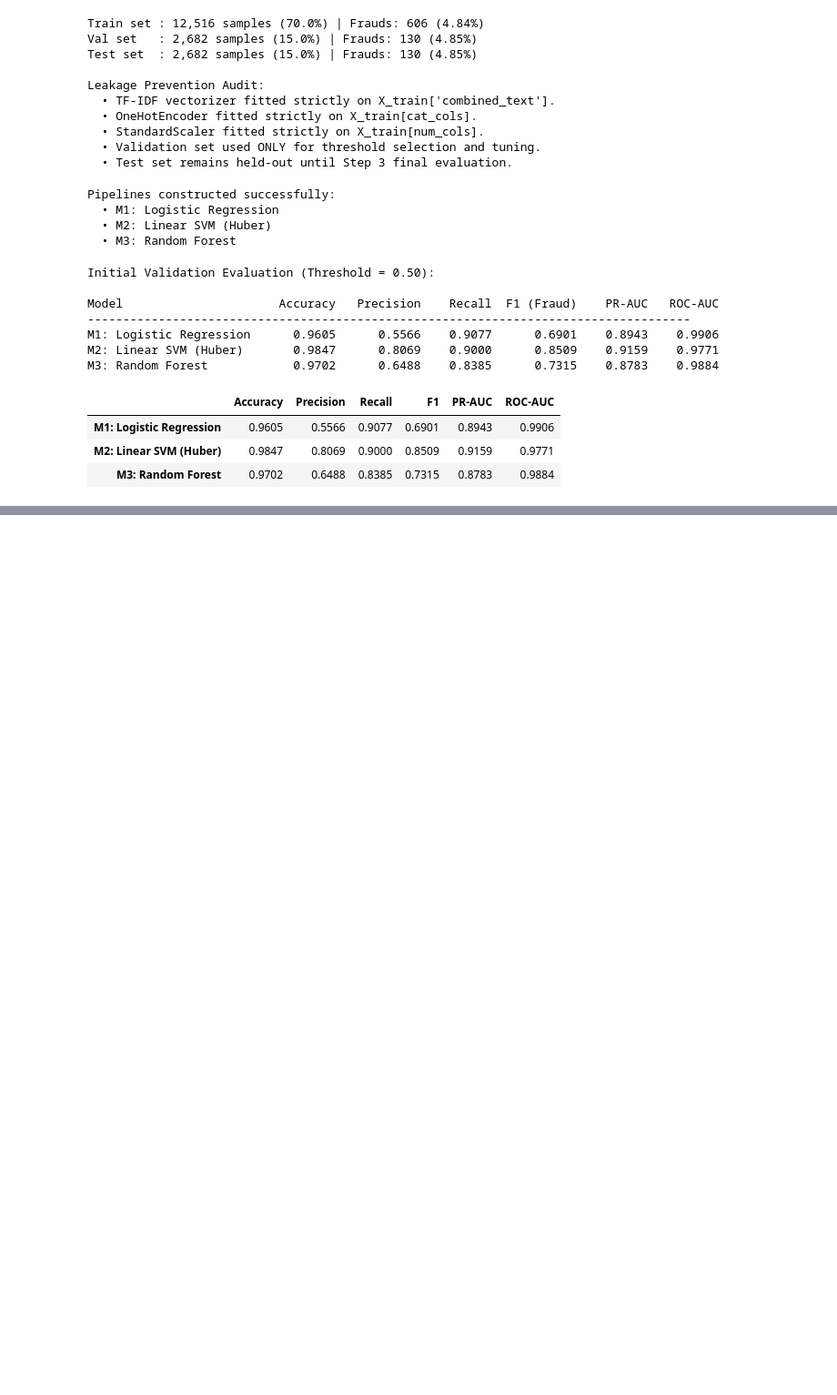
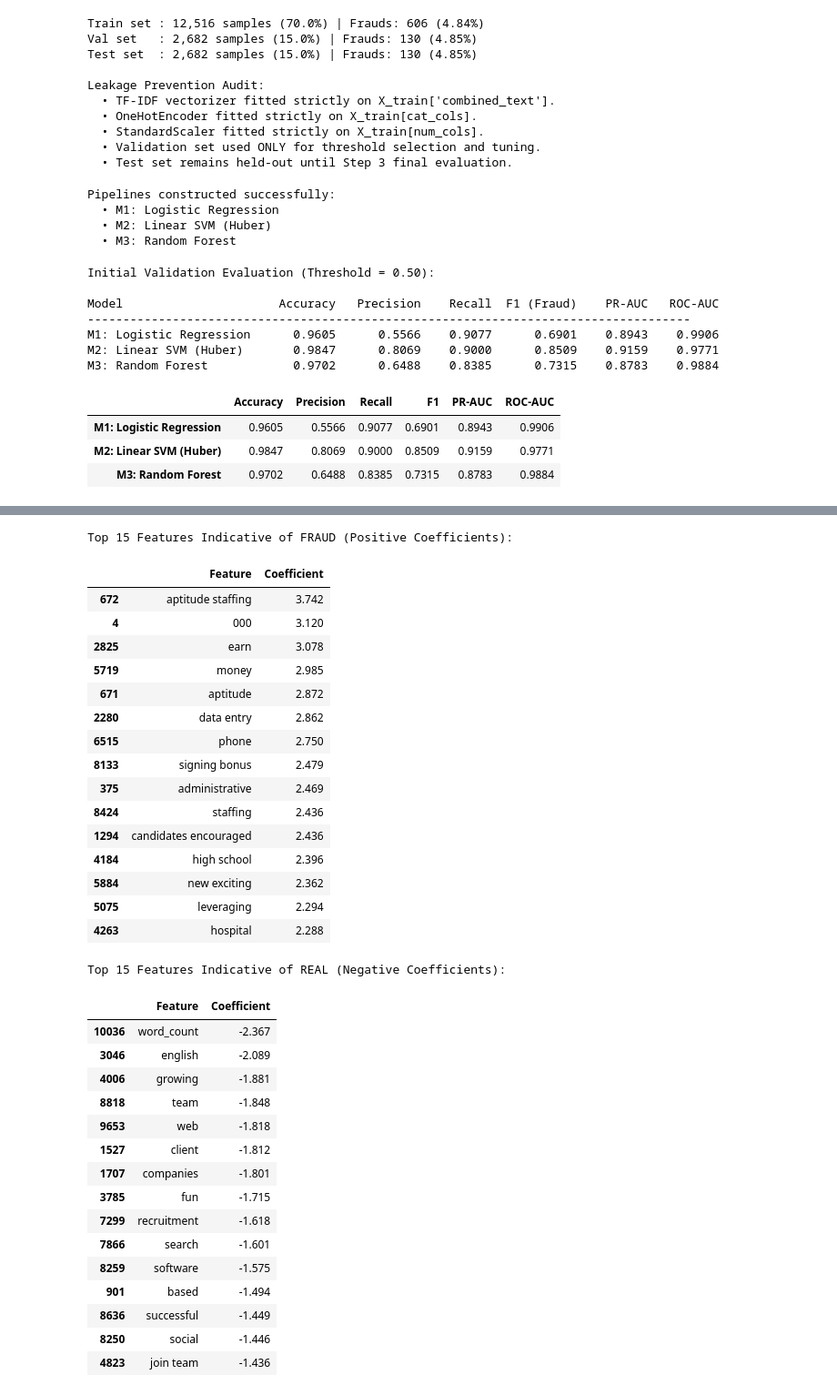
Before and after one commit to iman758/Introduction-to-AI-, a Jupyter notebook: B1_Fake_Job_Postings/B1_notebook.ipynb, the cells around one changed output, grey strips where cells are left out. Shown at 91% size. Cells and saved outputs as stored; diff of their text form; code cells hidden in the pictures; blank space fills up the shorter version.

```diff
--- a/B1_Fake_Job_Postings/B1_notebook.ipynb
+++ b/B1_Fake_Job_Postings/B1_notebook.ipynb
@@ -508,0 +761,55 @@ M3: Random Forest            0.9702      0.6488    0.8385      0.7315    0.8783
+# %%
+# Cell 16 — Interpretability: Top Words & Features Indicative of Fraud
+best_clf = PIPELINES_B1["M1: Logistic Regression"].named_steps["clf"]
+prep_step = PIPELINES_B1["M1: Logistic Regression"].named_steps["prep"]
+
+# Retrieve feature names from ColumnTransformer
+text_feat_names = prep_step.named_transformers_["text"].get_feature_names_out().tolist()
+cat_feat_names  = prep_step.named_transformers_["cat"].get_feature_names_out().tolist()
+all_feat_names  = text_feat_names + cat_feat_names + binary_cols + num_cols
+
+coefs = best_clf.coef_[0]
+feat_coef_df = pd.DataFrame({"Feature": all_feat_names, "Coefficient": coefs})
+
+print("Top 15 Features Indicative of FRAUD (Positive Coefficients):")
+top_fraud = feat_coef_df.sort_values("Coefficient", ascending=False).head(15)
+display(top_fraud.round(3))
+
+print("\nTop 15 Features Indicative of REAL (Negative Coefficients):")
+top_real = feat_coef_df.sort_values("Coefficient", ascending=True).head(15)
+display(top_real.round(3))
+# %% [output]
+Top 15 Features Indicative of FRAUD (Positive Coefficients):
+|  | Feature | Coefficient |
+| 672 | aptitude staffing | 3.742 |
+| 4 | 000 | 3.120 |
+| 2825 | earn | 3.078 |
+| 5719 | money | 2.985 |
+| 671 | aptitude | 2.872 |
+| 2280 | data entry | 2.862 |
+| 6515 | phone | 2.750 |
+| 8133 | signing bonus | 2.479 |
+| 375 | administrative | 2.469 |
+| 8424 | staffing | 2.436 |
+| 1294 | candidates encouraged | 2.436 |
+| 4184 | high school | 2.396 |
+| 5884 | new exciting | 2.362 |
+| 5075 | leveraging | 2.294 |
+| 4263 | hospital | 2.288 |
+Top 15 Features Indicative of REAL (Negative Coefficients):
+|  | Feature | Coefficient |
+| 10036 | word_count | -2.367 |
+| 3046 | english | -2.089 |
+| 4006 | growing | -1.881 |
+| 8818 | team | -1.848 |
+| 9653 | web | -1.818 |
+| 1527 | client | -1.812 |
+| 1707 | companies | -1.801 |
+| 3785 | fun | -1.715 |
+| 7299 | recruitment | -1.618 |
+| 7866 | search | -1.601 |
+| 8259 | software | -1.575 |
+| 901 | based | -1.494 |
+| 8636 | successful | -1.449 |
+| 8250 | social | -1.446 |
+| 4823 | join team | -1.436 |
```
Also changed, not shown: parts of 6 cells of this notebook, 2 other files.
